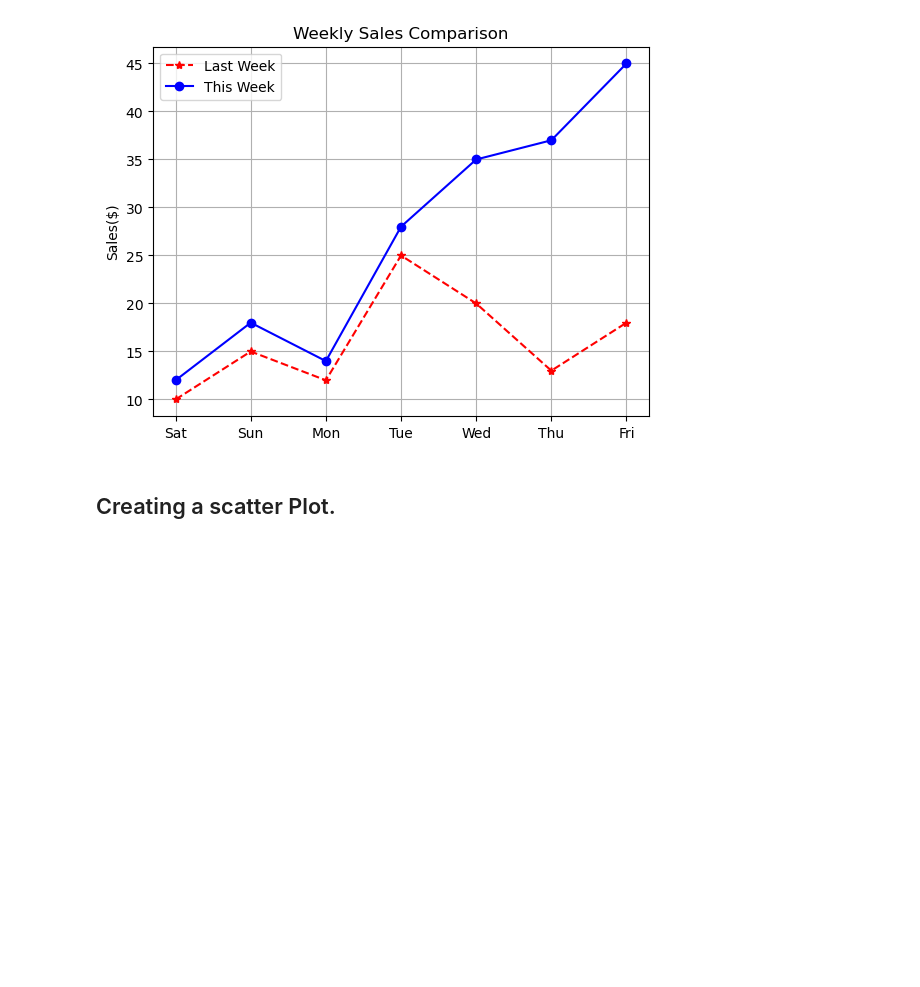
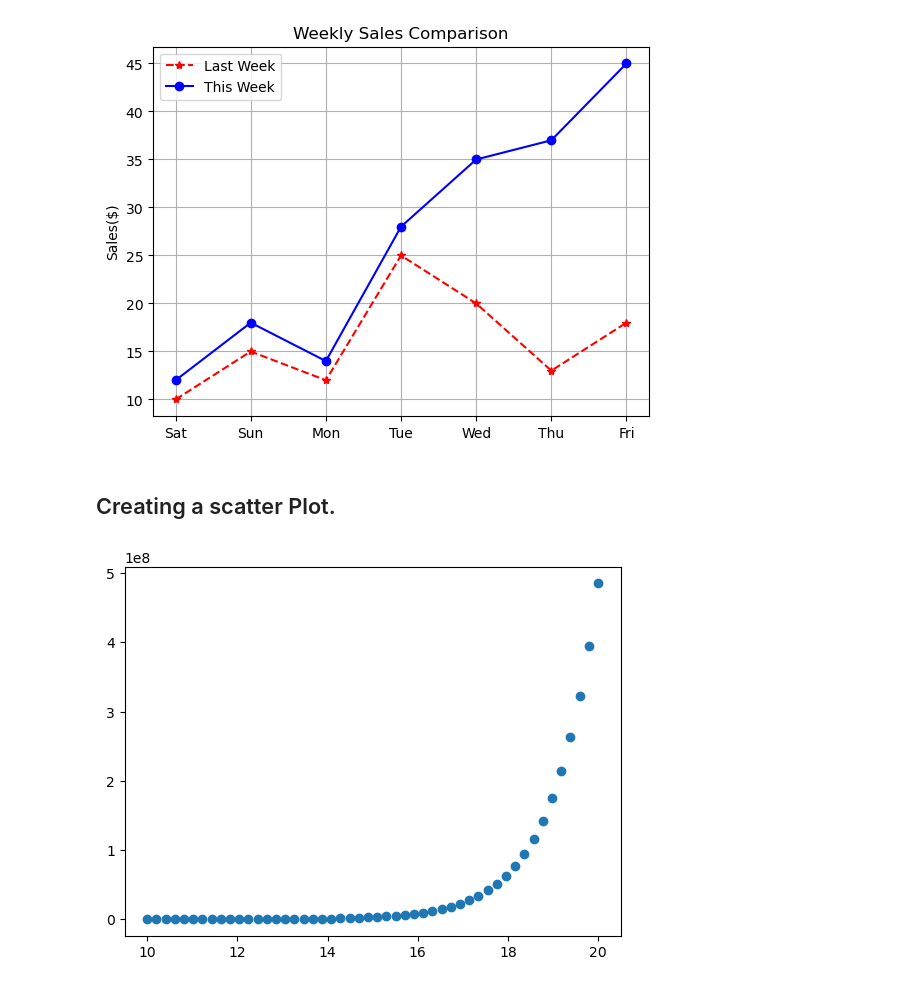
Before and after one commit to mlcodr/Ongoing-ML, a Jupyter notebook: Matplotlib_Here/mat_2.ipynb, the cells around one changed output. Drawn from its saved outputs; the diff is of its cells as text; code cells hidden in the pictures; blank space fills up the shorter version.

Commit message:
Added Scatter Plots

```diff
--- a/Matplotlib_Here/mat_2.ipynb
+++ b/Matplotlib_Here/mat_2.ipynb
@@ -82,3 +82,8 @@ ax.grid(True);
 ## Creating a scatter Plot.
 # %%
 # Scatter plot is used to see the relationship between two sets of data.
+# %%
+fig,ax = plt.subplots()
+ax.scatter(x,np.exp(x));  ## np.exp() means exponential (e) base is default = 2.718
+# %% [output]
+[figure, added]
```
Also changed, not shown: parts of 4 cells of this notebook.
